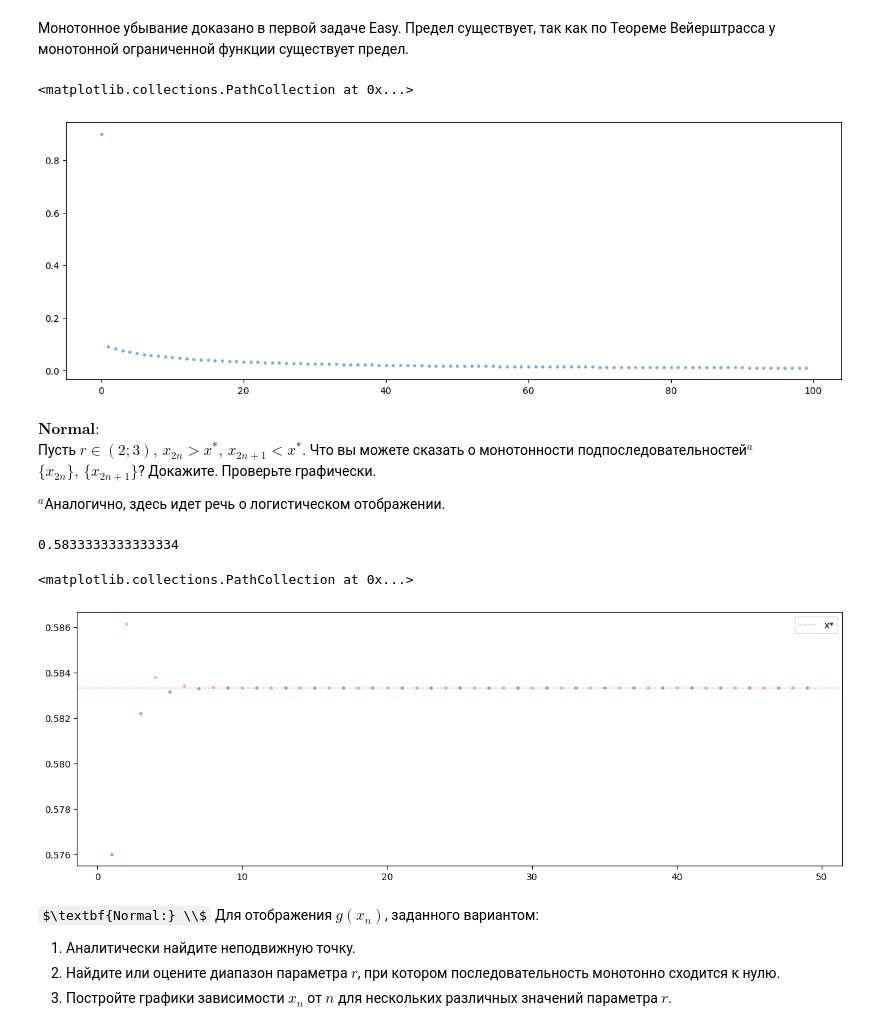
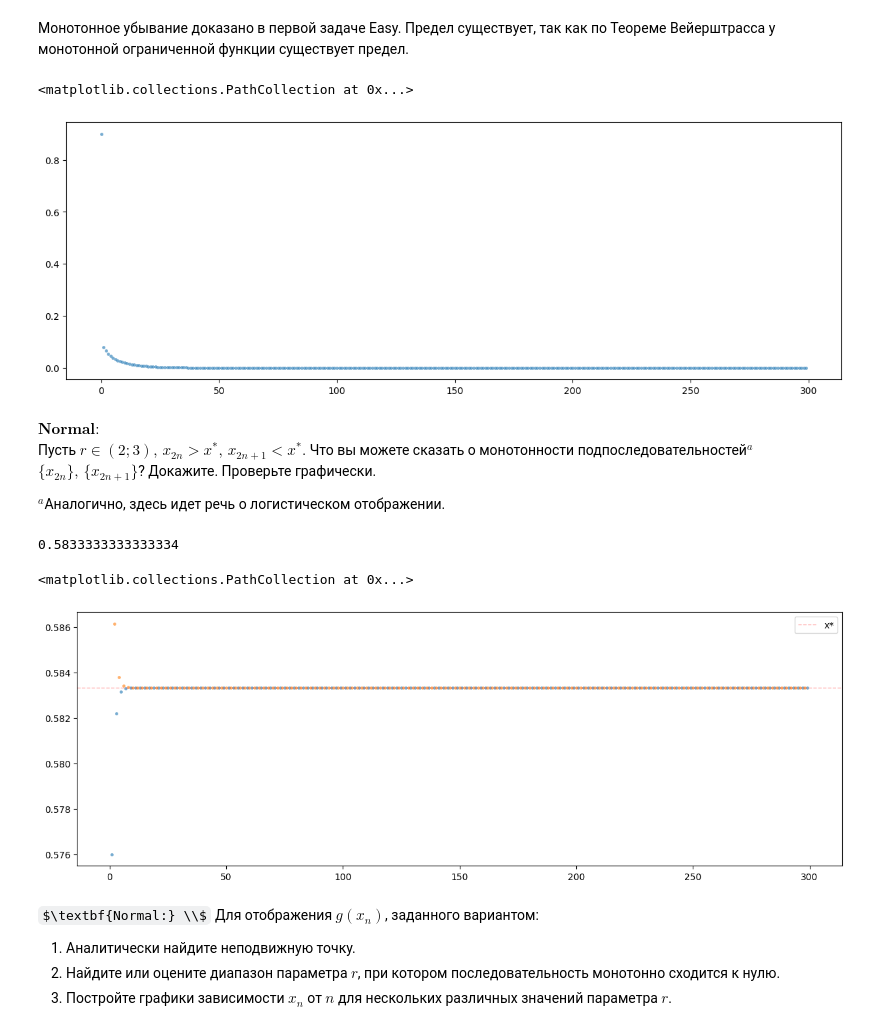
Before and after one commit to omingzijiaozhangming-svg/logistic_map_lab, a Jupyter notebook: logistic_map_lab.ipynb, the cells around one changed output. Cells and saved outputs as stored; diff of their text form; code cells hidden in the pictures; some formulas as TeX source.

```diff
--- a/logistic_map_lab.ipynb
+++ b/logistic_map_lab.ipynb
@@ -106,8 +106,8 @@ $\textbf{Normal:}$ <br>
 Предел существует, так как по Теореме Вейерштрасса у монотонной ограниченной функции существует предел.
 # %%
 x_0 = 0.9
-r = 0.9999
-n = 100
+r = 0.89
+n = 300
 x = [i for i in range(n)]
 y = [x_0]
 for i in range(1, n):
@@ -116,7 +116,7 @@ plt.figure(figsize=(15, 5))
 plt.scatter(x, y, marker=".", linewidths=0.3, alpha=0.6)
 # %% [output]
 <matplotlib.collections.PathCollection at 0x...>
-[figure, old version]
+[figure, new version]
 # %% [markdown]
 $\textbf{Normal:} $<br>
 Пусть $r \in (2; 3), \, x_{2n} > x^*, \, x_{2n+1} < x^*.$ Что вы можете сказать о монотонности подпоследовательностей$^a$ $\{x_{2n}\}, \, \{x_{2n+1}\}$? Докажите. Проверьте графически.
@@ -125,22 +125,22 @@ $^a$Аналогично, здесь идет речь о логистическ
 # %%
 x_0 = 0.4
 r = 2.4
-n = 50
+n = 300
 x_star = (r - 1) / r
 print(x_star)
 x = [i for i in range(n)]
 y = [x_0]
 for i in range(1, n):
     y.append(r * y[-1] * (1 - y[-1]))
 plt.figure(figsize=(15, 5))
 plt.axhline(y=x_star, color="r", linestyle="--", linewidth=1, alpha=0.3, label="x*")
 plt.legend()
 plt.scatter(x[1::2], y[1::2], marker=".", linewidths=0.3, alpha=0.6)
 plt.scatter(x[2::2], y[2::2], marker=".", linewidths=0.3, alpha=0.6)
 # %% [output]
 0.5833333333333334
 <matplotlib.collections.PathCollection at 0x...>
-[figure, old version]
+[figure, new version]
 # %% [markdown]
 $\textbf{Normal:} \\$
 Для отображения $g(x_n)$, заданного вариантом:
```
Also changed, not shown: parts of 17 cells of this notebook.
